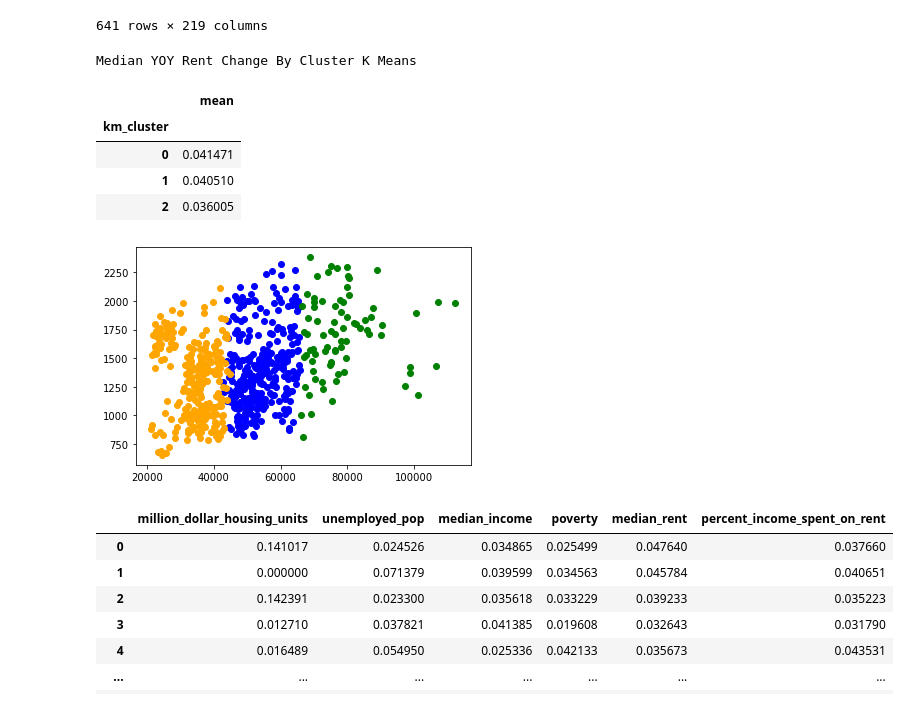
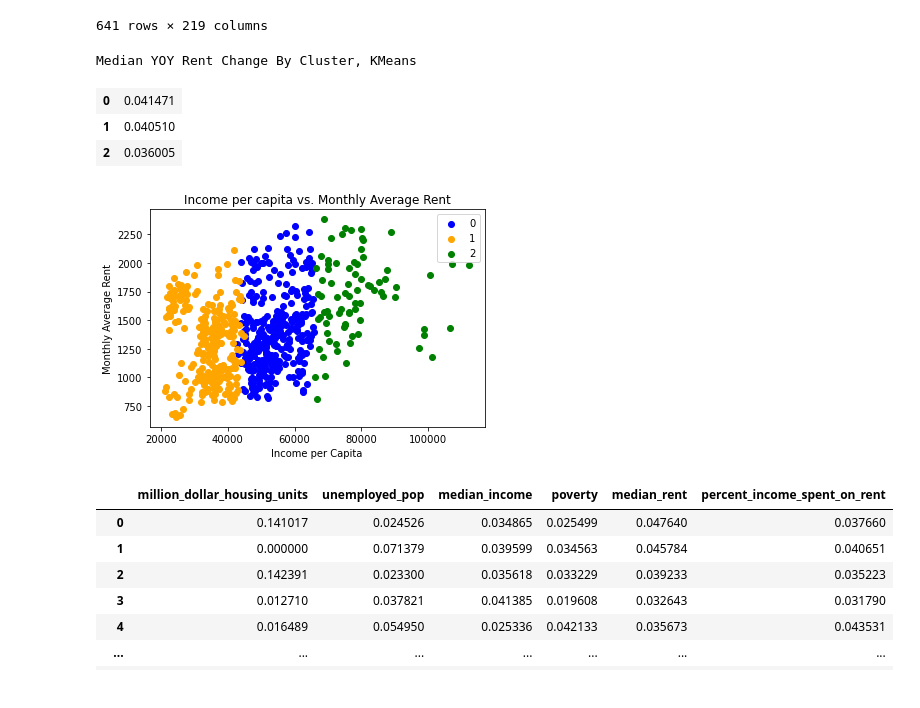
Before and after one commit to TheAidanAu/zillow_rent_index, a Jupyter notebook: JOHN/notebooks/subset_clustering.ipynb, the cells around one changed output. Cells and saved outputs as stored; diff of their text form; code cells hidden in the pictures.

```diff
--- a/JOHN/notebooks/subset_clustering.ipynb
+++ b/JOHN/notebooks/subset_clustering.ipynb
@@ -93,16 +97,16 @@ total_merge_km
 # %%
 total_merge_km_group_by_cluster = total_merge_km.groupby('km_cluster')['median_pct_increase']\
     .aggregate(['mean'])
-total_merge_km_group_by_cluster = total_merge_km_group_by_cluster.style.set_caption(
-    "Median YOY Rent Change By Cluster K Means"
+
+total_merge_km_group_by_cluster = total_merge_km_group_by_cluster.style\
+    .hide_columns()\
+    .set_caption(
+    "Median YOY Rent Change By Cluster, KMeans"
 )
-# total_merge_km_group_by_cluster = total_merge_km_group_by_cluster.style.set_caption("Median YOY Rent Change By Cluster")
 
 total_merge_km_group_by_cluster
 # %% [output]
-Median YOY Rent Change By Cluster K Means
+Median YOY Rent Change By Cluster, KMeans
-|  | mean |
-| km_cluster |  |
 | 0 | 0.041471 |
 | 1 | 0.040510 |
 | 2 | 0.036005 |
@@ -130,13 +134,17 @@ cluster_1_km = total_merge_km[total_merge_km['km_cluster'] == 1]
 cluster_2_km = total_merge_km[total_merge_km['km_cluster'] == 2]
 # %%
 plt.figure()
-plt.scatter(cluster_0_km['median_income'], cluster_0_km.Monthly_Avg_Zip, color="blue")
-plt.scatter(cluster_1_km['median_income'], cluster_1_km.Monthly_Avg_Zip, color="orange")
-plt.scatter(cluster_2_km['median_income'], cluster_2_km.Monthly_Avg_Zip, color="green")
+plt.scatter(cluster_0_km['median_income'], cluster_0_km.Monthly_Avg_Zip, color="blue", label='0')
+plt.scatter(cluster_1_km['median_income'], cluster_1_km.Monthly_Avg_Zip, color="orange", label='1')
+plt.scatter(cluster_2_km['median_income'], cluster_2_km.Monthly_Avg_Zip, color="green", label='2')
+plt.xlabel('Income per Capita')
+plt.ylabel('Monthly Average Rent')
+plt.legend()
+plt.title('Income per capita vs. Monthly Average Rent')
 plt.savefig('../images/tetris4.png',  bbox_inches='tight')
 plt.show()
 # %% [output]
-[figure, old version]
+[figure, new version]
 # %%
 ########## agglomerative clustering ######
 # %%
```
Also changed, not shown: parts of 3 cells of this notebook, 2 other files.
